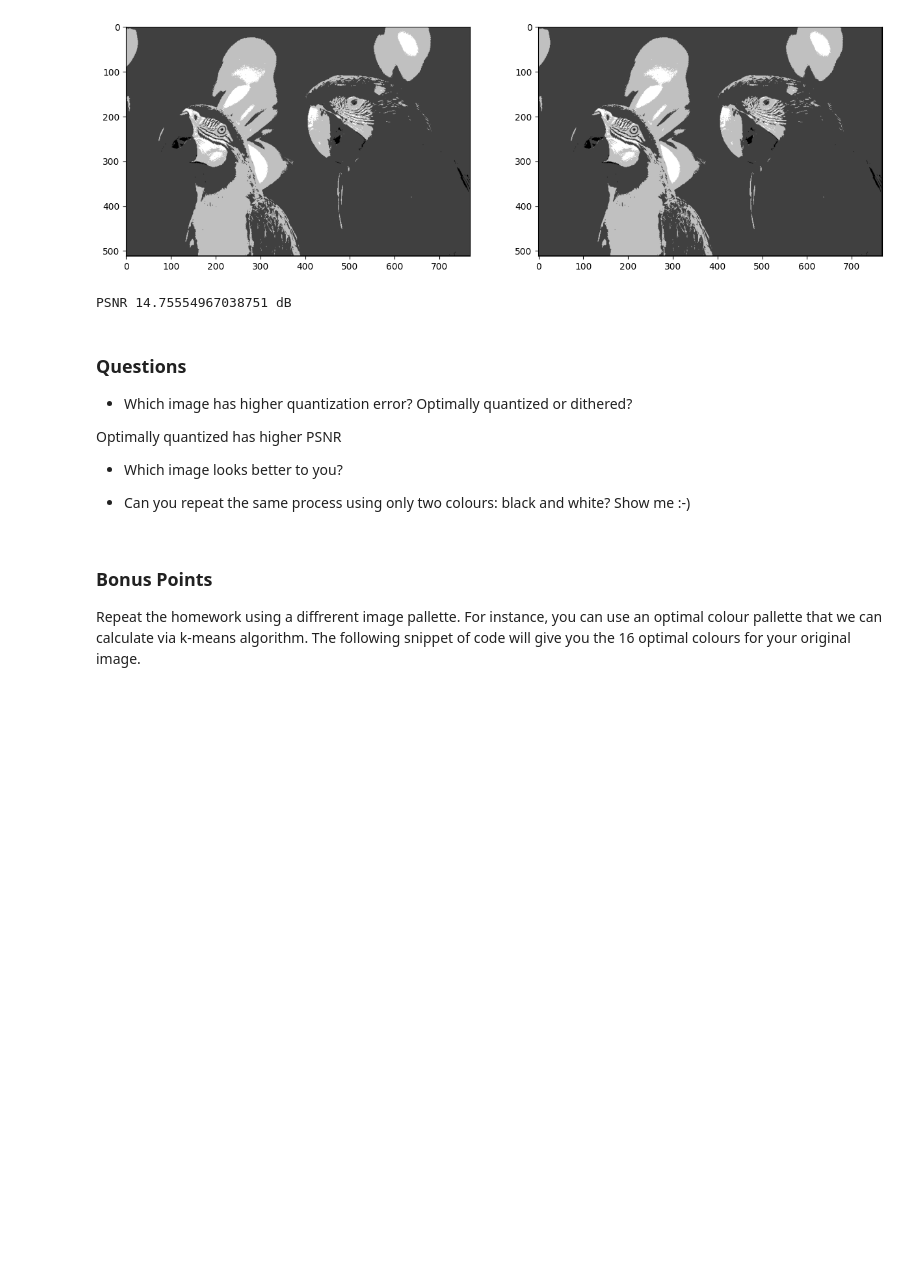
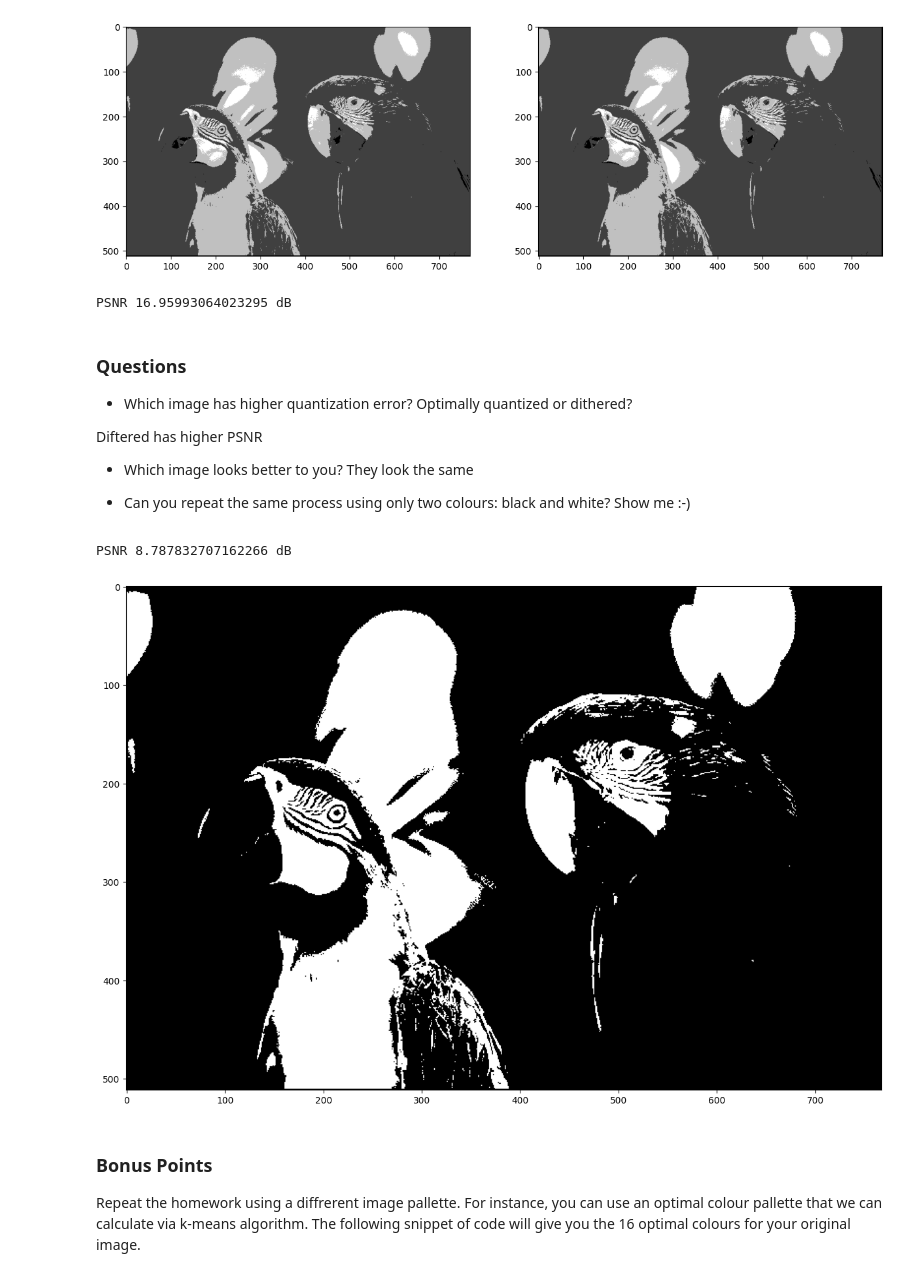
Before and after one commit to sergiyromanenko/CV-HW, a Jupyter notebook: lesson_5/homework/Homework.ipynb, the cells around one changed output. Cells and saved outputs as stored; diff of their text form; code cells hidden in the pictures; blank space fills up the shorter version.

Commit message:
Created using Colaboratory-part2

```diff
--- a/lesson_5/homework/Homework.ipynb
+++ b/lesson_5/homework/Homework.ipynb
@@ -104,7 +104,7 @@ dithering = np.zeros_like(img)
 for r in tqdm(range(1, rows-1)):
     for c in range(1, cols-1):
         # Extract the original pixel value
-        pixel = img[r, c, :]
+        pixel = img_tmp[r, c, :]
         # Find the closest colour from the pallette (using absolute value/Euclidean distance)
         # Note: You may need more than one line of code here
 
@@ -146,16 +146,63 @@ def psnr(ref, target):
 
 print('PSNR', psnr(img, dithering), 'dB')
 # %% [output]
-PSNR 14.75554967038751 dB
+PSNR 16.95993064023295 dB
 # %% [markdown]
 ### Questions
 * Which image has higher quantization error? Optimally quantized or dithered?
 
-Optimally quantized has higher PSNR
+Diftered has higher PSNR
 
 * Which image looks better to you?
+They look the same
 
 * Can you repeat the same process using only two colours: black and white? Show me :-)
+# %%
+# Black, white
+colors2 = np.array([[0, 0, 0],
+                   [255, 255, 255]])
+
+# Cast the image to float
+img = img.astype(float)
+
+# Prepare for quantization
+rows, cols, channels = img.shape
+quantized2 = np.zeros_like(img)
+
+# Apply quantization
+for r in tqdm(range(rows)):
+    for c in range(cols):
+        # Extract the original pixel value
+        pixel = img[r, c, :]
+
+        # Find the closest colour from the pallette (using absolute value/Euclidean distance)
+        # Note: You may need more than one line of code here
+
+        # Calculate Euclidean distance
+        distances = np.sqrt(np.sum((colors2 - pixel) ** 2, axis=1))
+        # Find index of the closest color
+        closest_index = np.argmin(distances)
+        # Get the closest color
+        new_pixel = colors2[closest_index]
+
+
+        # Apply quantization
+        quantized2[r, c, :] = new_pixel
+
+# Show quantized image (don't forget to cast back to uint8)
+plt.imshow(quantized2.astype(np.uint8))
+
+# Compute average quantization error (Peak Signal-to-Noise Ratio (PSNR))
+# the image already casted to float
+def psnr(ref, target):
+    error = ref-target
+    mse = np.mean(error**2)
+    return 10 * np.log10((255**2)/mse)
+
+print('PSNR', psnr(img, quantized2), 'dB')
+# %% [output]
+PSNR 8.787832707162266 dB
+[figure, added]
 # %% [markdown]
 ### Bonus Points
 
```
Also changed, not shown: parts of 1 cell of this notebook.
